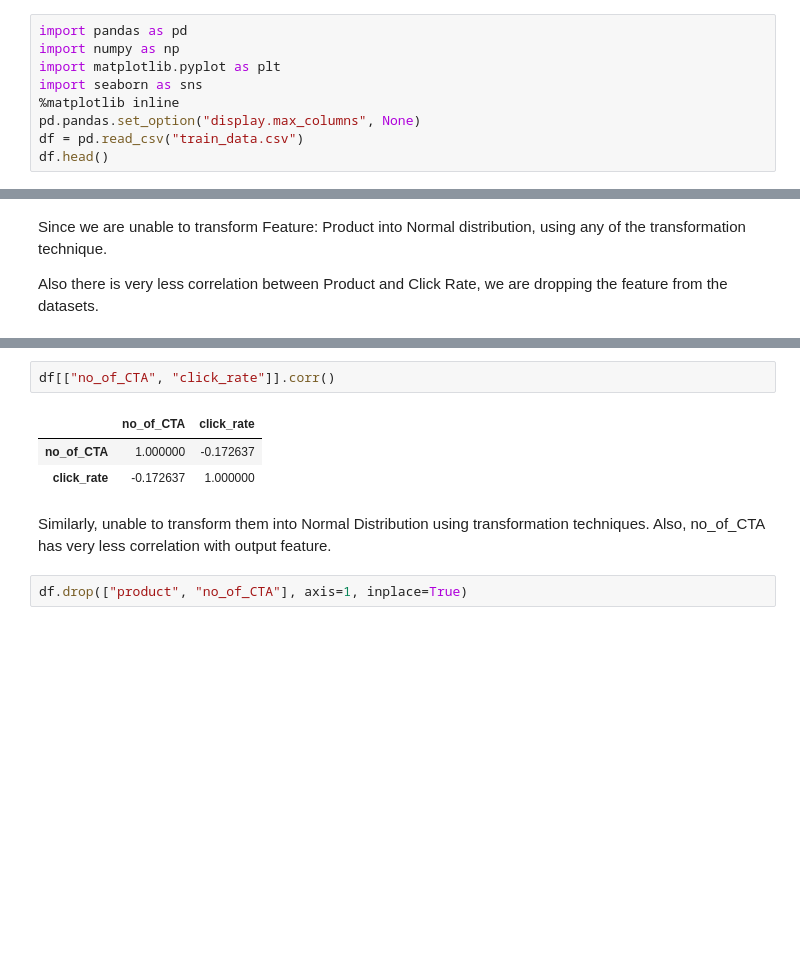
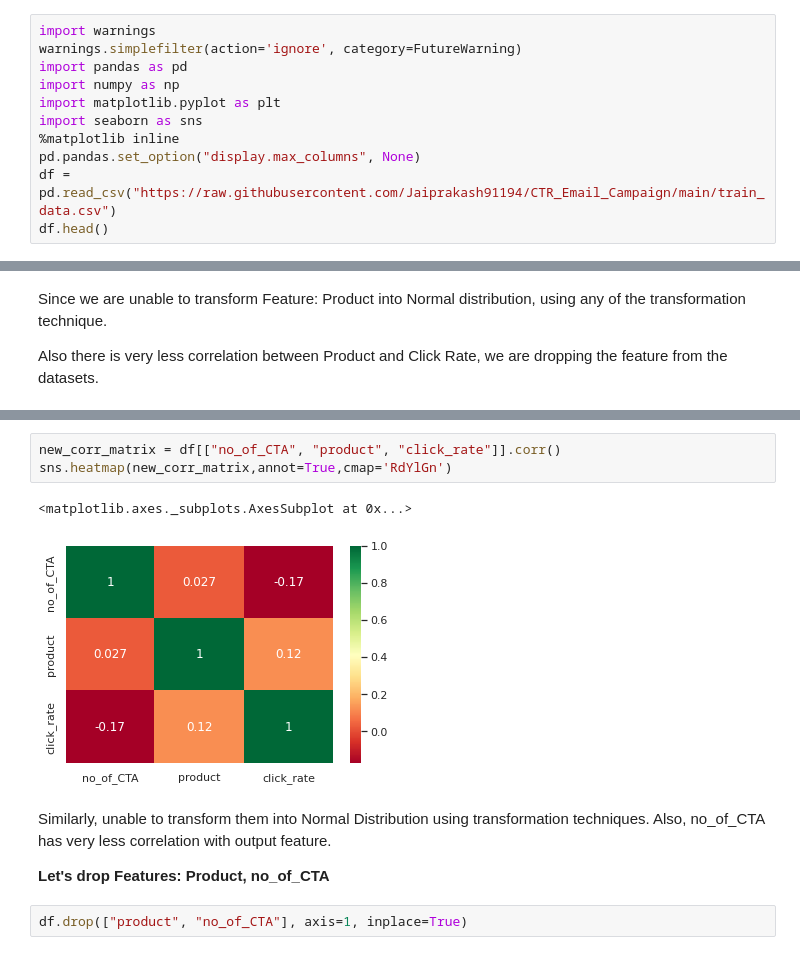
Before and after one commit to Jaiprakash91194/CTR_Email_Campaign, a Jupyter notebook: CTR_Email_Campaign.ipynb, the cells around one changed output, grey strips where cells are left out. Drawn from its saved outputs; the diff is of its cells as text; blank space fills up the shorter version.

```diff
--- a/CTR_Email_Campaign.ipynb
+++ b/CTR_Email_Campaign.ipynb
@@ -4,13 +1,15 @@
 # %% [markdown]
 #Load and summarize dataset
 # %%
+import warnings
+warnings.simplefilter(action='ignore', category=FutureWarning)
 import pandas as pd
 import numpy as np
 import matplotlib.pyplot as plt
 import seaborn as sns
 %matplotlib inline
 pd.pandas.set_option("display.max_columns", None)
-df = pd.read_csv("train_data.csv")
+df = pd.read_csv("https://raw.githubusercontent.com/Jaiprakash91194/CTR_Email_Campaign/main/train_data.csv")
 df.head()
 # %% [output]
 |  | campaign_id | sender | subject_len | body_len | mean_paragraph_len | day_of_week | is_weekend | ... |
@@ -511,12 +513,14 @@ Exponential
 [figure]
-# %%
-df[["no_of_CTA", "click_rate"]].corr()
-# %% [output]
-|  | no_of_CTA | click_rate |
-| no_of_CTA | 1.000000 | -0.172637 |
-| click_rate | -0.172637 | 1.000000 |
+# %%
+new_corr_matrix = df[["no_of_CTA", "product", "click_rate"]].corr()
+sns.heatmap(new_corr_matrix,annot=True,cmap='RdYlGn')
+# %% [output]
+<matplotlib.axes._subplots.AxesSubplot at 0x...>
+[figure, added]
 # %% [markdown]
 Similarly, unable to transform them into Normal Distribution using transformation techniques. Also, no_of_CTA has very less correlation with output feature.
+
+**Let's drop Features: Product, no_of_CTA**
 # %%
 df.drop(["product", "no_of_CTA"], axis=1, inplace=True)
 # %%
```
Also changed, not shown: parts of 19 cells of this notebook.
